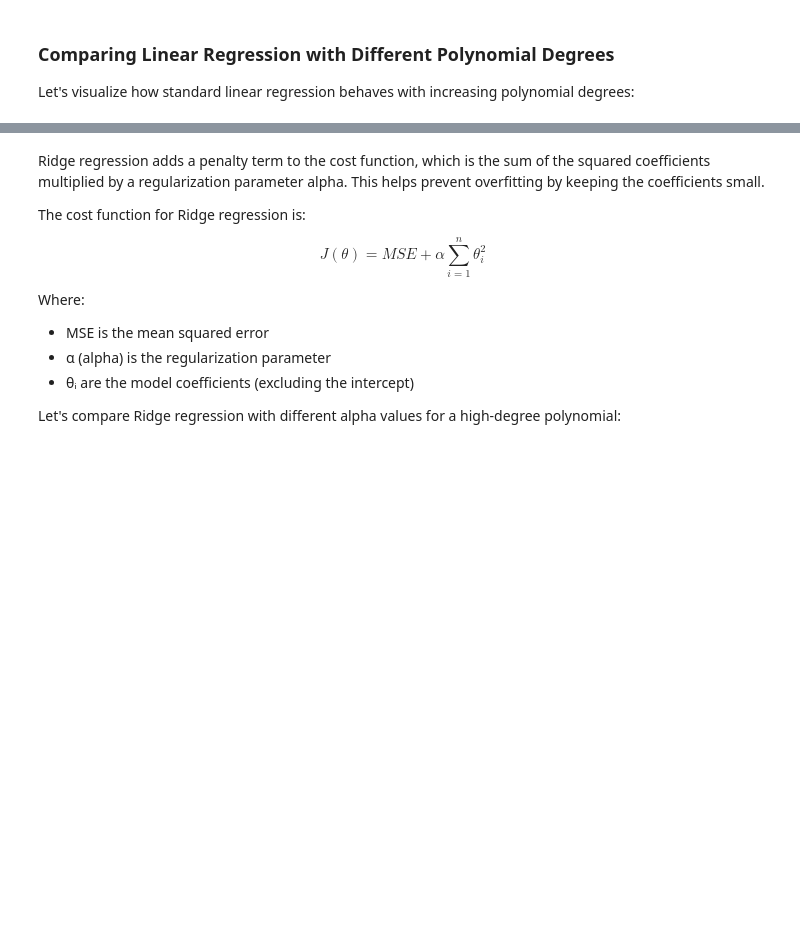
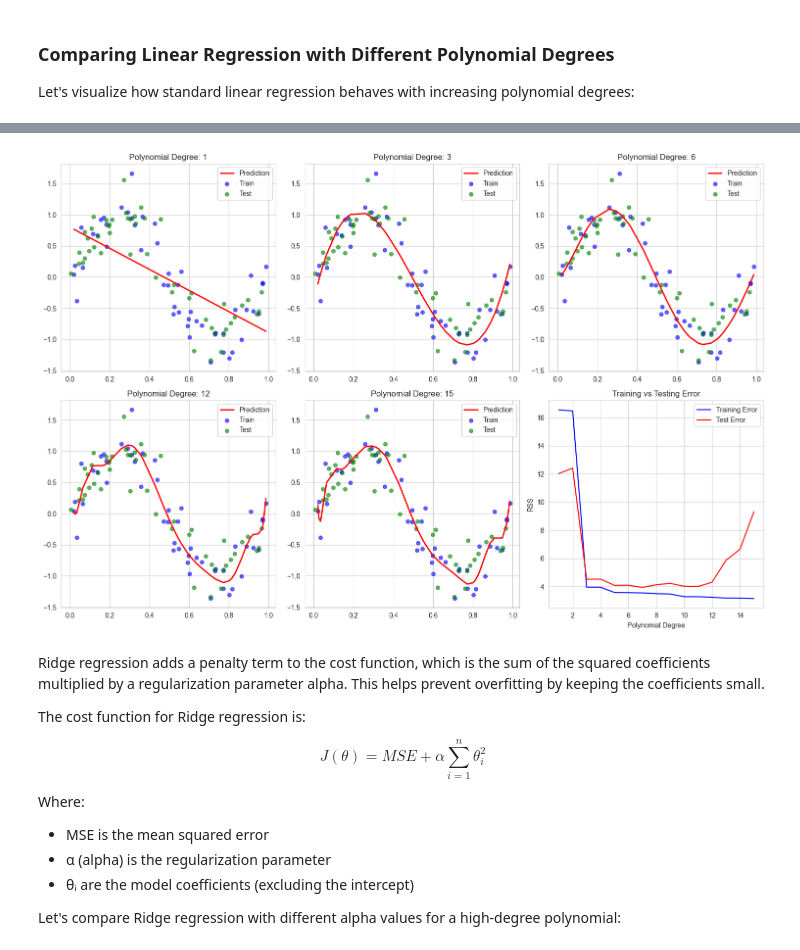
Before and after one commit to fum-cs/data-mining, a Jupyter notebook: notebooks/05.06-Linear-Regression-part2.ipynb, the cells around one changed output, grey strips where cells are left out. Drawn from its saved outputs; the diff is of its cells as text; code cells hidden in the pictures; blank space fills up the shorter version.

Commit message:
Edit Linear Regression

```diff
--- a/notebooks/05.06-Linear-Regression-part2.ipynb
+++ b/notebooks/05.06-Linear-Regression-part2.ipynb
@@ -317,3 +329,83 @@ Number of columns in DataFrame: 17
+# %%
+# Split the data into training and testing sets
+from sklearn.model_selection import train_test_split
+X_train, X_test, y_train, y_test = train_test_split(data['x'], data['y'], test_size=0.5, random_state=42)
+
+# Create training and testing dataframes
+train_data = pd.DataFrame({'x': X_train, 'y': y_train})
+test_data = pd.DataFrame({'x': X_test, 'y': y_test})
+
+# Generate polynomial features for both sets
+for i in range(2, 16):
+    train_data[f'x_{i}'] = train_data['x'] ** i
+    test_data[f'x_{i}'] = test_data['x'] ** i
+
+# Initialize a dataframe to store the results
+linear_model = pd.DataFrame(columns=['train_rss', 'test_rss', 'intercept'] + [f'coef_x_{i}' for i in range(1, 16)])
+
+# Set the powers for which we want to plot the models
+models_to_plot = {1: 231, 3: 232, 6: 233, 12: 234, 15:235}
+
+# Create figure with more subplots
+plt.figure(figsize=(15, 10))
+
+# Lists to store errors for plotting
+train_errors = []
+test_errors = []
+
+# Fit linear regression models with different powers
+for power in range(1, 16):
+    # Initialize predictors
+    predictors = ['x']
+    if power >= 2:
+        predictors.extend([f'x_{i}' for i in range(2, power+1)])
+
+    # Fit the model
+    linreg = LinearRegression()
+    linreg.fit(train_data[predictors], train_data['y'])
+
+    # Make predictions
+    y_train_pred = linreg.predict(train_data[predictors])
+    y_test_pred = linreg.predict(test_data[predictors])
+
+    # Calculate RSS for both sets
+    train_rss = sum((y_train_pred - train_data['y'])**2)
+    test_rss = sum((y_test_pred - test_data['y'])**2)
+
+    # Store errors for plotting
+    train_errors.append(train_rss)
+    test_errors.append(test_rss)
+
+    # Store results
+    ret = [train_rss, test_rss, linreg.intercept_] + list(linreg.coef_) + [0] * (15 - power)
+    linear_model.loc[power] = ret
+
+    # Plot if this is one of our selected models
+    if power in models_to_plot:
+        plt.subplot(models_to_plot[power])
+        # Sort for proper line plotting
+        train_points = pd.DataFrame({'x': train_data['x'], 'y_pred': y_train_pred}).sort_values('x')
+        test_points = pd.DataFrame({'x': test_data['x'], 'y_pred': y_test_pred}).sort_values('x')
+
+        plt.plot(train_points['x'], train_points['y_pred'], 'r-', linewidth=2, label='Prediction')
+        plt.scatter(train_data['x'], train_data['y'], color='blue', s=30, alpha=0.6, label='Train')
+        plt.scatter(test_data['x'], test_data['y'], color='green', s=30, alpha=0.6, label='Test')
+        plt.title(f'Polynomial Degree: {power}')
+        plt.legend()
+
+# Add the error plot
+plt.subplot(236)
+plt.plot(range(1, 16), train_errors, 'b-', label='Training Error')
+plt.plot(range(1, 16), test_errors, 'r-', label='Test Error')
+plt.xlabel('Polynomial Degree')
+plt.ylabel('RSS')
+plt.title('Training vs Testing Error')
+plt.legend()
+
+plt.tight_layout()
+plt.show()
+# %% [output]
+[figure, added]
 # %% [markdown]
 
 Ridge regression adds a penalty term to the cost function, which is the sum of the squared coefficients multiplied by a regularization parameter alpha. This helps prevent overfitting by keeping the coefficients small.
```
Also changed, not shown: parts of 19 cells of this notebook, 3 other files.
